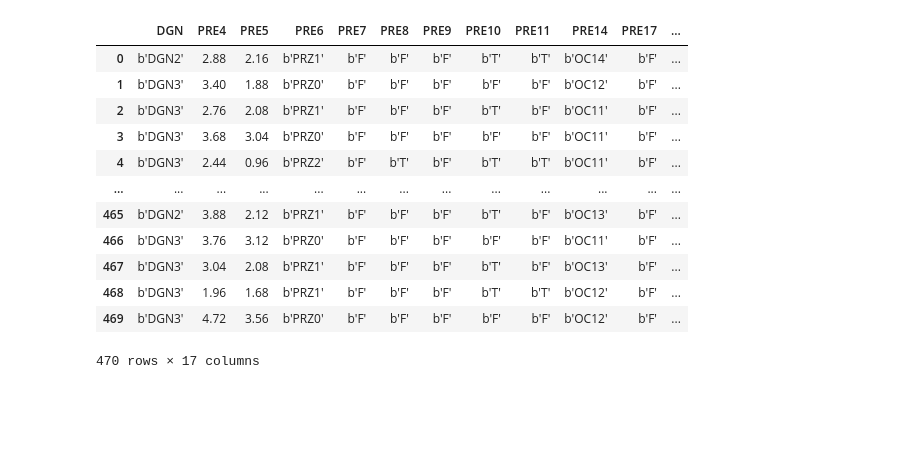
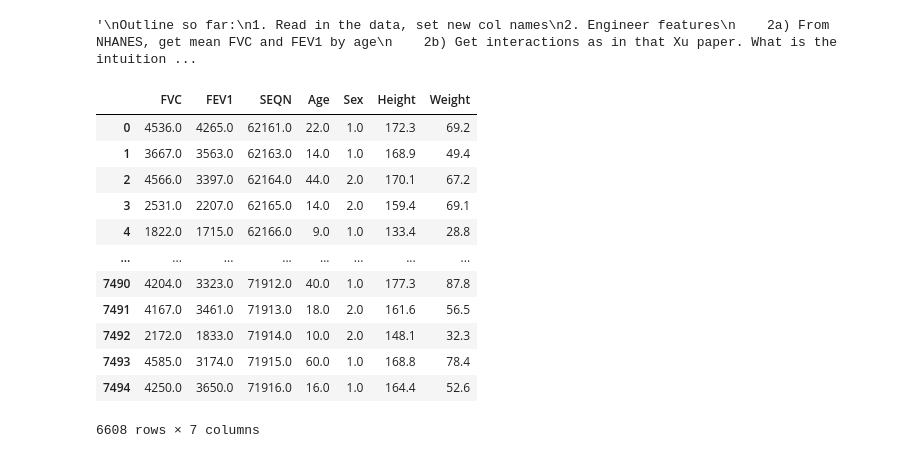
Before and after one commit to yl7971/DSGA-1001-Project, a Jupyter notebook: Preprocessing.ipynb, the cells around one changed output. Cells and saved outputs as stored; diff of their text form; code cells hidden in the pictures; blank space fills up the shorter version.

```diff
--- a/Preprocessing.ipynb
+++ b/Preprocessing.ipynb
@@ -1,22 +1,53 @@
-# %%
-import pandas as pd
-
-surgery = pd.read_csv('ThoracicSurgery.csv', index_col = 0)
-surgery
-
-# Will need to reowrk the categorical variables so their
-# values are just what's in the quotes, can use regex?
-# %% [output]
-|  | DGN | PRE4 | PRE5 | PRE6 | PRE7 | PRE8 | PRE9 | PRE10 | PRE11 | PRE14 | PRE17 | ... |
-| 0 | b'DGN2' | 2.88 | 2.16 | b'PRZ1' | b'F' | b'F' | b'F' | b'T' | b'T' | b'OC14' | b'F' | ... |
-| 1 | b'DGN3' | 3.40 | 1.88 | b'PRZ0' | b'F' | b'F' | b'F' | b'F' | b'F' | b'OC12' | b'F' | ... |
-| 2 | b'DGN3' | 2.76 | 2.08 | b'PRZ1' | b'F' | b'F' | b'F' | b'T' | b'F' | b'OC11' | b'F' | ... |
-| 3 | b'DGN3' | 3.68 | 3.04 | b'PRZ0' | b'F' | b'F' | b'F' | b'F' | b'F' | b'OC11' | b'F' | ... |
-| 4 | b'DGN3' | 2.44 | 0.96 | b'PRZ2' | b'F' | b'T' | b'F' | b'T' | b'T' | b'OC11' | b'F' | ... |
-| ... | ... | ... | ... | ... | ... | ... | ... | ... | ... | ... | ... | ... |
-| 465 | b'DGN2' | 3.88 | 2.12 | b'PRZ1' | b'F' | b'F' | b'F' | b'T' | b'F' | b'OC13' | b'F' | ... |
-| 466 | b'DGN3' | 3.76 | 3.12 | b'PRZ0' | b'F' | b'F' | b'F' | b'F' | b'F' | b'OC11' | b'F' | ... |
-| 467 | b'DGN3' | 3.04 | 2.08 | b'PRZ1' | b'F' | b'F' | b'F' | b'T' | b'F' | b'OC13' | b'F' | ... |
-| 468 | b'DGN3' | 1.96 | 1.68 | b'PRZ1' | b'F' | b'F' | b'F' | b'T' | b'T' | b'OC12' | b'F' | ... |
-| 469 | b'DGN3' | 4.72 | 3.56 | b'PRZ0' | b'F' | b'F' | b'F' | b'F' | b'F' | b'OC12' | b'F' | ... |
-470 rows × 17 columns
+# %%
+'''
+Outline so far:
+1. Read in the data, set new col names
+2. Engineer features
+    2a) From NHANES, get mean FVC and FEV1 by age
+    2b) Get interactions as in that Xu paper. What is the intuition behind them?
+3. Select numeric cols
+4. Fix strings, change F/T to 0/1
+5. Encoding: Performance and Tumor_size to ordinal, DGN with OneHot
+6. Split train/test
+    5a) Balancing? Maybe up-sample the positive (dies) class? - need to do this
+        on training fold ONLY while doing K-folds
+7. Fit scaler to train, transform train/test
+
+Seems LIME requires categorical features to be ints, with a mapping
+from int to string for the actual name. Create that map early
+'''
+# %% [output]
+'\nOutline so far:\n1. Read in the data, set new col names\n2. Engineer features\n    2a) From NHANES, get mean FVC and FEV1 by age\n    2b) Get interactions as in that Xu paper. What is the intuition ...
+# %%
+import pandas as pd
+import seaborn as sns
+
+spirometry = pd.read_sas('SPX_G.XPT')
+demographics = pd.read_sas('DEMO_G.XPT')
+body = pd.read_sas('BMX_G.XPT')
+
+# 1 is male, 2 is female for sex
+subset = spirometry[['SPXNFVC', 'SPXNFEV1', 'SEQN']]
+demo_sub = demographics[['RIDAGEYR', 'RIAGENDR', 'SEQN']]
+body_sub = body[['BMXHT', 'BMXWT', 'SEQN']]
+subset = pd.merge(subset, demo_sub, 'left', 'SEQN')
+subset = pd.merge(subset, body_sub, 'left', 'SEQN')
+subset.rename(columns = {'SPXNFVC': 'FVC', 'SPXNFEV1': 'FEV1',
+                        'RIDAGEYR': 'Age', 'RIAGENDR': 'Sex',
+                        'BMXHT': 'Height', 'BMXWT': 'Weight'}, inplace=True)
+subset = subset.dropna()
+subset
+# %% [output]
+|  | FVC | FEV1 | SEQN | Age | Sex | Height | Weight |
+| 0 | 4536.0 | 4265.0 | 62161.0 | 22.0 | 1.0 | 172.3 | 69.2 |
+| 1 | 3667.0 | 3563.0 | 62163.0 | 14.0 | 1.0 | 168.9 | 49.4 |
+| 2 | 4566.0 | 3397.0 | 62164.0 | 44.0 | 2.0 | 170.1 | 67.2 |
+| 3 | 2531.0 | 2207.0 | 62165.0 | 14.0 | 2.0 | 159.4 | 69.1 |
+| 4 | 1822.0 | 1715.0 | 62166.0 | 9.0 | 1.0 | 133.4 | 28.8 |
+| ... | ... | ... | ... | ... | ... | ... | ... |
+| 7490 | 4204.0 | 3323.0 | 71912.0 | 40.0 | 1.0 | 177.3 | 87.8 |
+| 7491 | 4167.0 | 3461.0 | 71913.0 | 18.0 | 2.0 | 161.6 | 56.5 |
+| 7492 | 2172.0 | 1833.0 | 71914.0 | 10.0 | 2.0 | 148.1 | 32.3 |
+| 7493 | 4585.0 | 3174.0 | 71915.0 | 60.0 | 1.0 | 168.8 | 78.4 |
+| 7494 | 4250.0 | 3650.0 | 71916.0 | 16.0 | 1.0 | 164.4 | 52.6 |
+6608 rows × 7 columns
```
Also changed, not shown: parts of 9 cells of this notebook.
